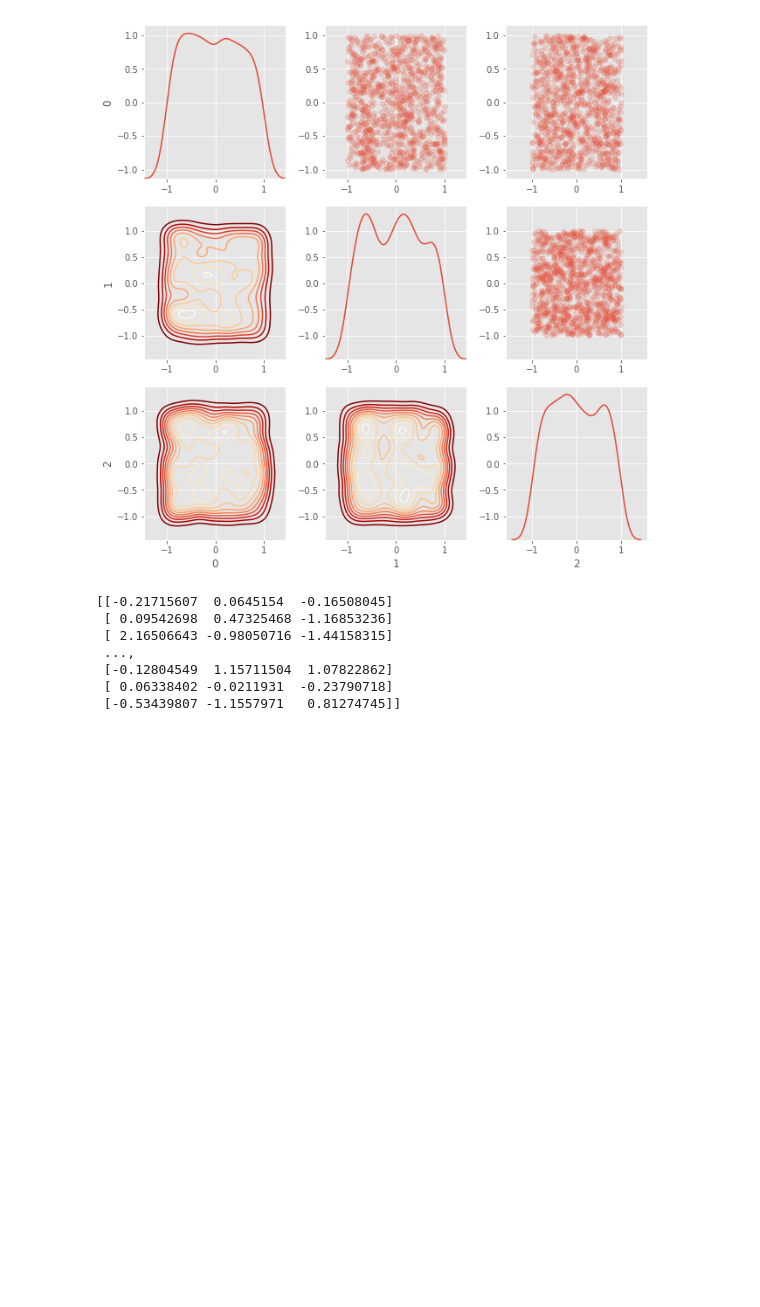
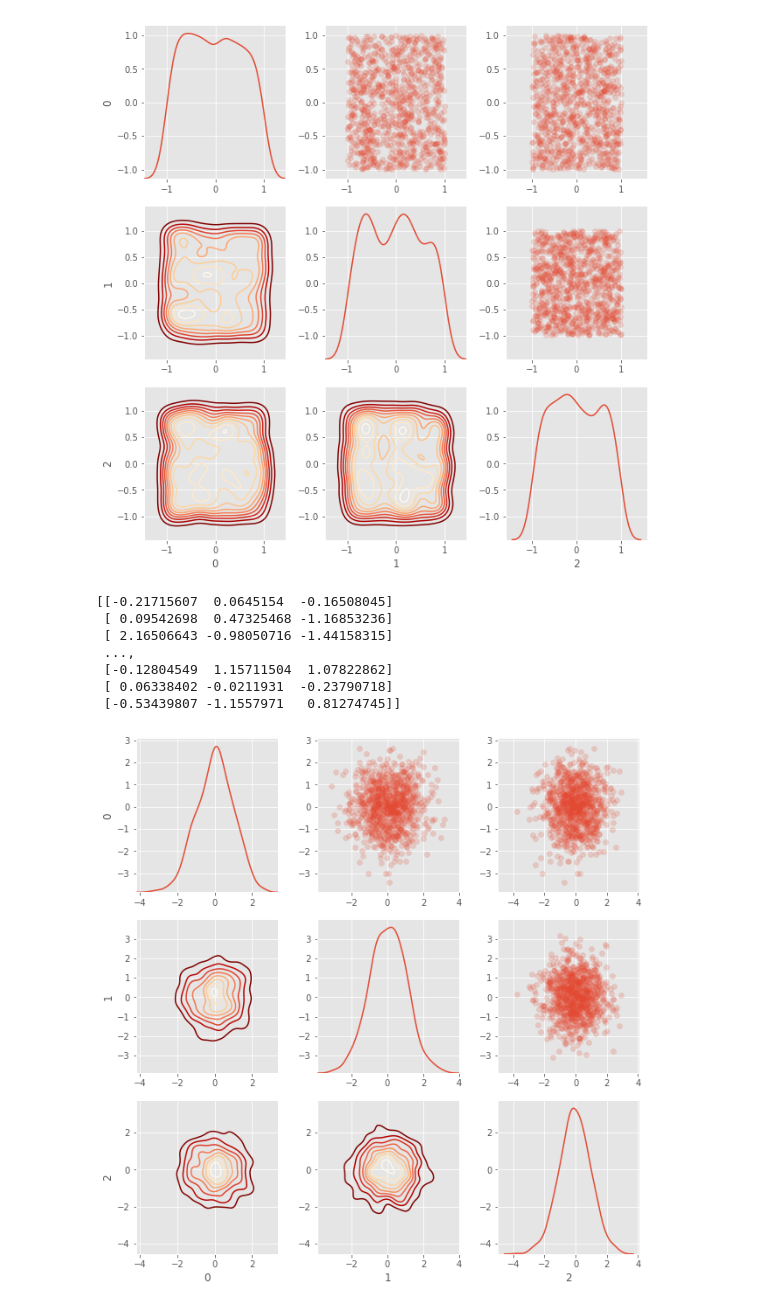
Before and after one commit to k0478/2nd-ML100Days, a Jupyter notebook: homework/Day_015_HW.ipynb, the cells around one changed output. Drawn from its saved outputs; the diff is of its cells as text; code cells hidden in the pictures; blank space fills up the shorter version.

```diff
--- a/homework/Day_015_HW.ipynb
+++ b/homework/Day_015_HW.ipynb
@@ -103,23 +103,25 @@ print(matrix)
 # %%
 nrow = 1000
 ncol = 3
 """
 Your Code Here
 """
 matrix = matrix = np.random.normal(0,1,(1000,3))
 
 # 隨機給予 0, 1, 2 三種標籤
 indice = np.random.choice([0,1,2], size=nrow)
 plot_data = pd.DataFrame(matrix, indice)
 
 # 繪製 seborn 進階 Heatmap
 grid = sns.PairGrid(data = plot_data, size = 3, diag_sharey=False)
 """
 Your Code Here
 Please replace "..." to correct plot function
 """
 grid.map_upper(plt.scatter , alpha = 0.2)
 grid.map_diag(sns.kdeplot )
-grid.map_lower(... , cmap = plt.cm.OrRd_r)
+grid.map_lower(sns.kdeplot , cmap = plt.cm.OrRd_r)
 
 plt.show()
+# %% [output]
+[figure, added]
```
